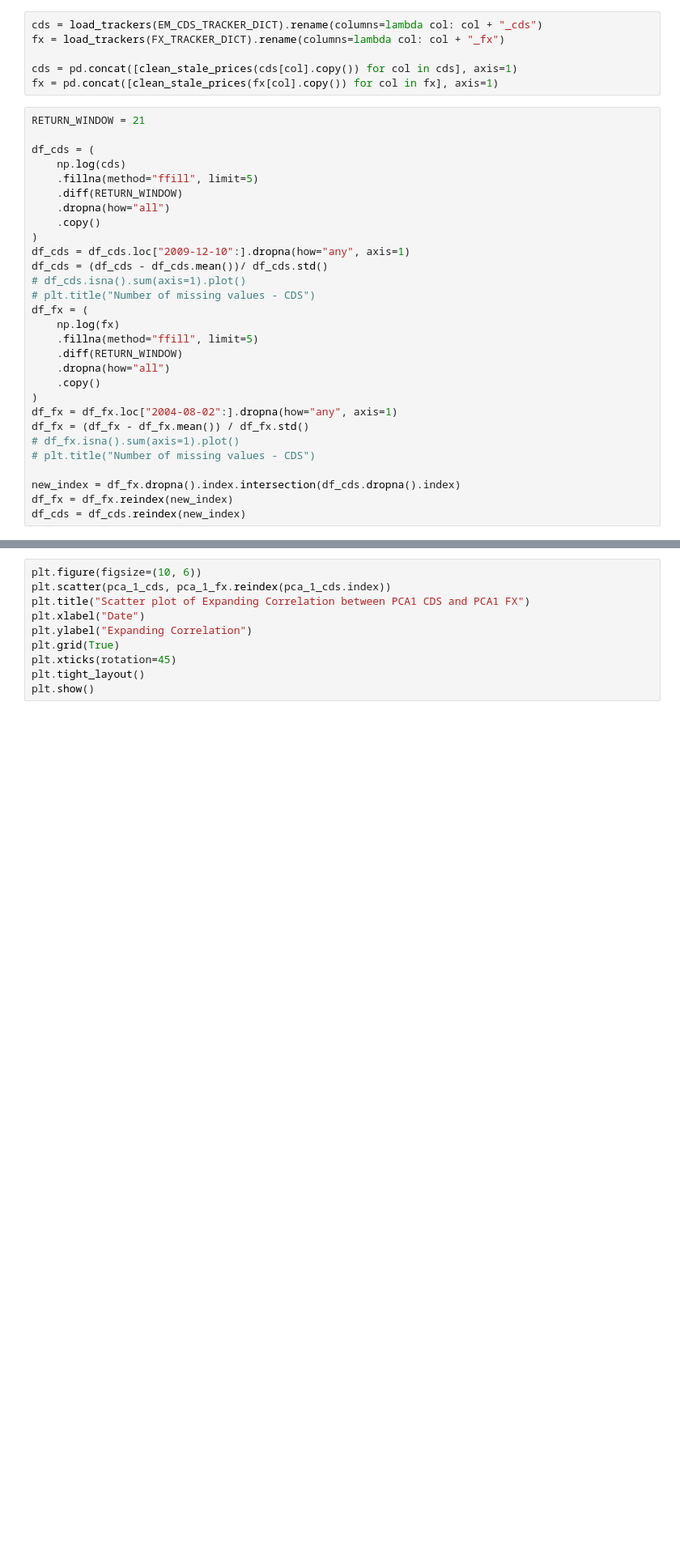
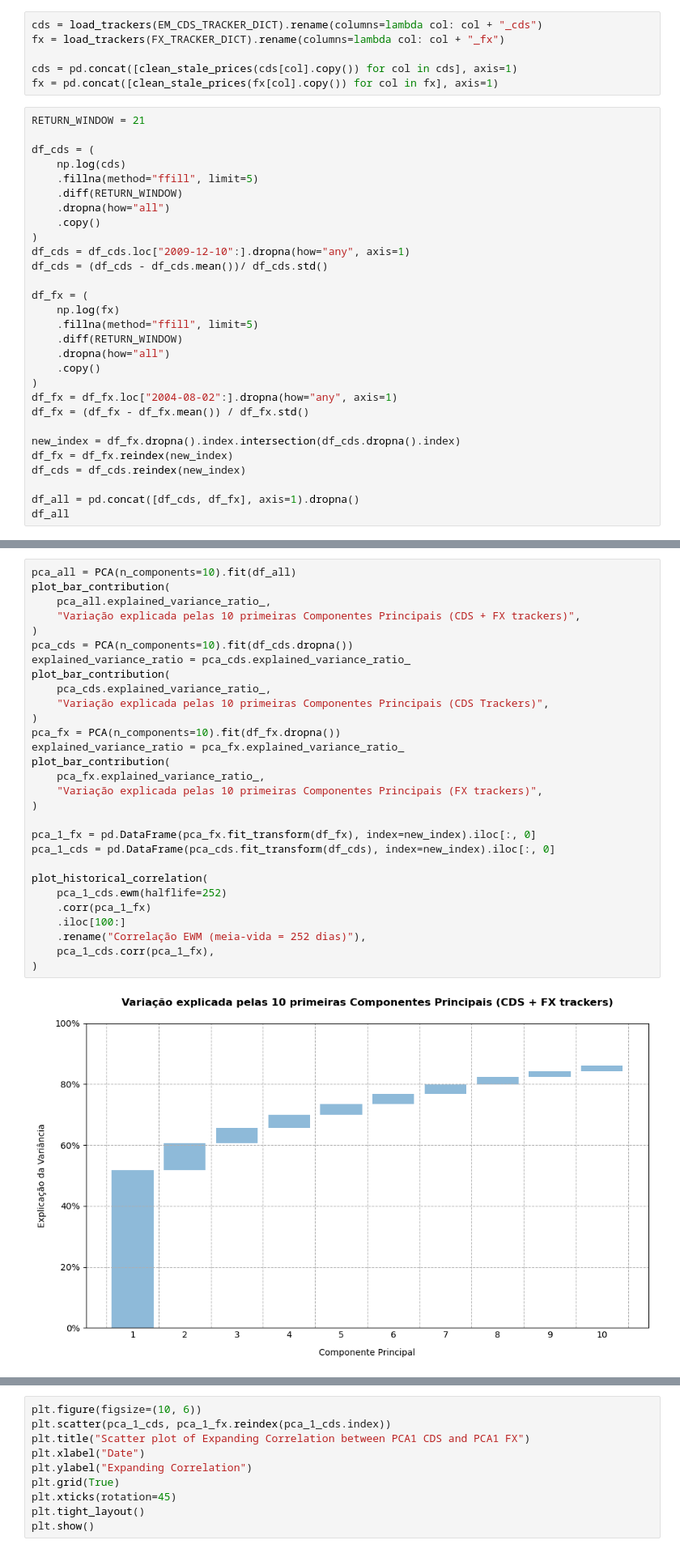
Before and after one commit to sambacode/asset_allocation, a Jupyter notebook: fx vs cds.ipynb, the cells around one changed output, grey strips where cells are left out. Shown: that part at 81% size. Drawn from its saved outputs; the diff is of its cells as text; blank space fills up the shorter version.

Commit message:
save pca charts

```diff
--- a/fx vs cds.ipynb
+++ b/fx vs cds.ipynb
@@ -28,8 +86,7 @@ df_cds = (
 )
 df_cds = df_cds.loc["2009-12-10":].dropna(how="any", axis=1)
 df_cds = (df_cds - df_cds.mean())/ df_cds.std()
-# df_cds.isna().sum(axis=1).plot()
-# plt.title("Number of missing values - CDS")
+
 df_fx = (
     np.log(fx)
     .fillna(method="ffill", limit=5)
@@ -39,9 +96,10 @@ df_fx = (
 )
 df_fx = df_fx.loc["2004-08-02":].dropna(how="any", axis=1)
 df_fx = (df_fx - df_fx.mean()) / df_fx.std()
-# df_fx.isna().sum(axis=1).plot()
-# plt.title("Number of missing values - CDS")
 
 new_index = df_fx.dropna().index.intersection(df_cds.dropna().index)
 df_fx = df_fx.reindex(new_index)
 df_cds = df_cds.reindex(new_index)
+
+df_all = pd.concat([df_cds, df_fx], axis=1).dropna()
+df_all
@@ -134,0 +106,31 @@ plt.ylim(0, 1)
+# %%
+pca_all = PCA(n_components=10).fit(df_all)
+plot_bar_contribution(
+    pca_all.explained_variance_ratio_,
+    "Variação explicada pelas 10 primeiras Componentes Principais (CDS + FX trackers)",
+)
+pca_cds = PCA(n_components=10).fit(df_cds.dropna())
+explained_variance_ratio = pca_cds.explained_variance_ratio_
+plot_bar_contribution(
+    pca_cds.explained_variance_ratio_,
+    "Variação explicada pelas 10 primeiras Componentes Principais (CDS Trackers)",
+)
+pca_fx = PCA(n_components=10).fit(df_fx.dropna())
+explained_variance_ratio = pca_fx.explained_variance_ratio_
+plot_bar_contribution(
+    pca_fx.explained_variance_ratio_,
+    "Variação explicada pelas 10 primeiras Componentes Principais (FX trackers)",
+)
+
+pca_1_fx = pd.DataFrame(pca_fx.fit_transform(df_fx), index=new_index).iloc[:, 0]
+pca_1_cds = pd.DataFrame(pca_cds.fit_transform(df_cds), index=new_index).iloc[:, 0]
+
+plot_historical_correlation(
+    pca_1_cds.ewm(halflife=252)
+    .corr(pca_1_fx)
+    .iloc[100:]
+    .rename("Correlação EWM (meia-vida = 252 dias)"),
+    pca_1_cds.corr(pca_1_fx),
+)
+# %% [output]
+[figure, added]
```
Also changed, not shown: parts of 10 cells of this notebook.
